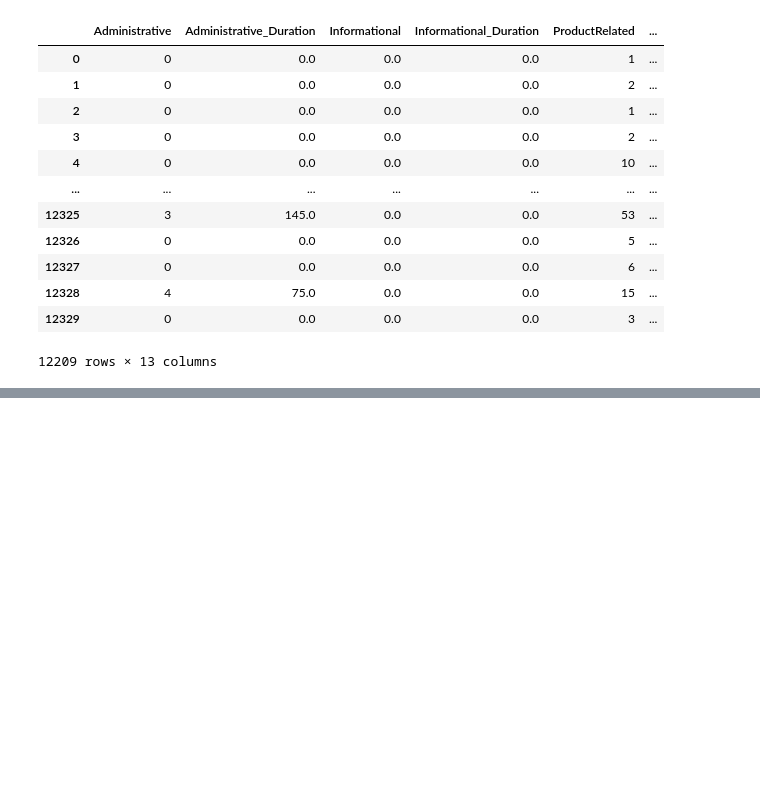
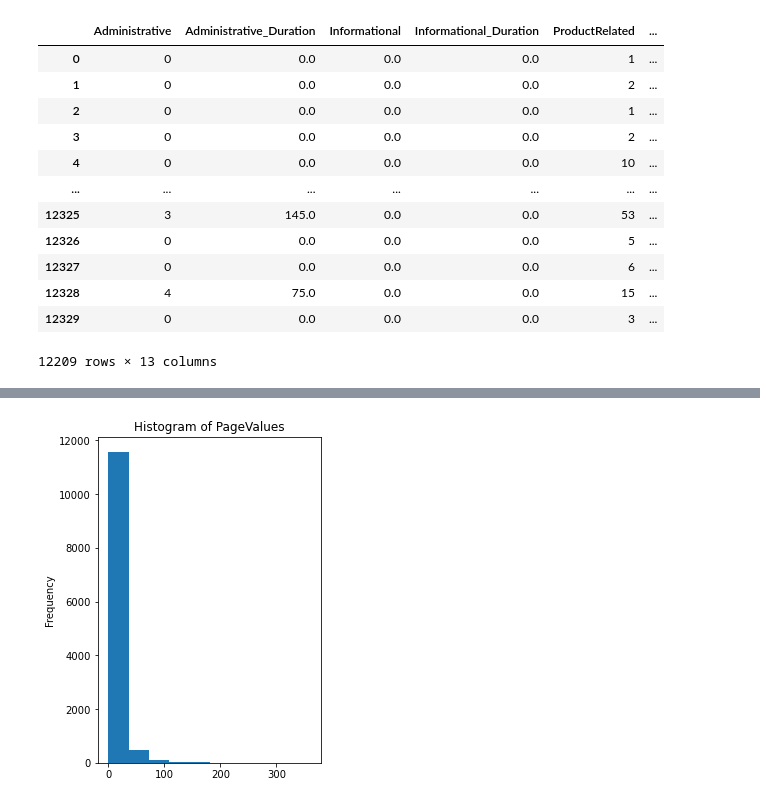
Before and after one commit to justinm329/E_Commerce-, a Jupyter notebook: Untitled.ipynb, the cells around one changed output, grey strips where cells are left out. Drawn from its saved outputs; the diff is of its cells as text; code cells hidden in the pictures; blank space fills up the shorter version.

```diff
--- a/Untitled.ipynb
+++ b/Untitled.ipynb
@@ -234,0 +280,8 @@ Name: Revenue, dtype: int64
+# %%
+figure = plt.figure(figsize = (4,6))
+plt.hist(clean_df['PageValues'])
+plt.ylabel("Frequency")
+plt.title("Histogram of PageValues");
+plt.show()
+# %% [output]
+[figure, added]
```
Also changed, not shown: parts of 24 cells of this notebook, 2 other files.
